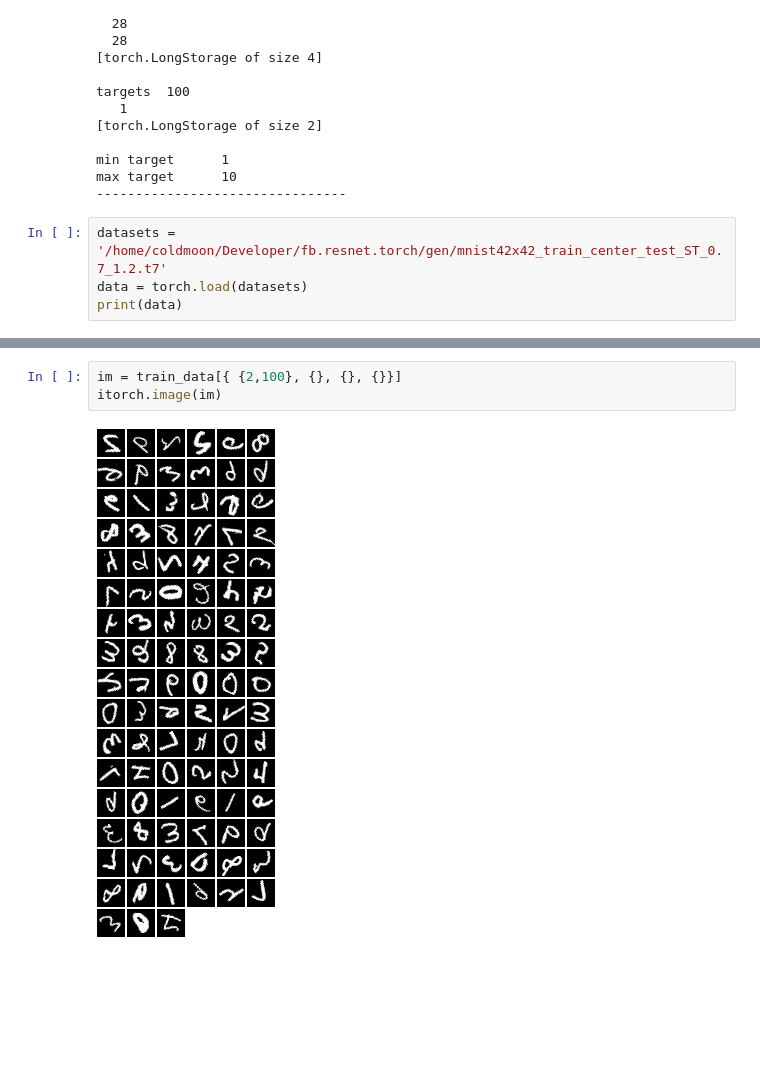
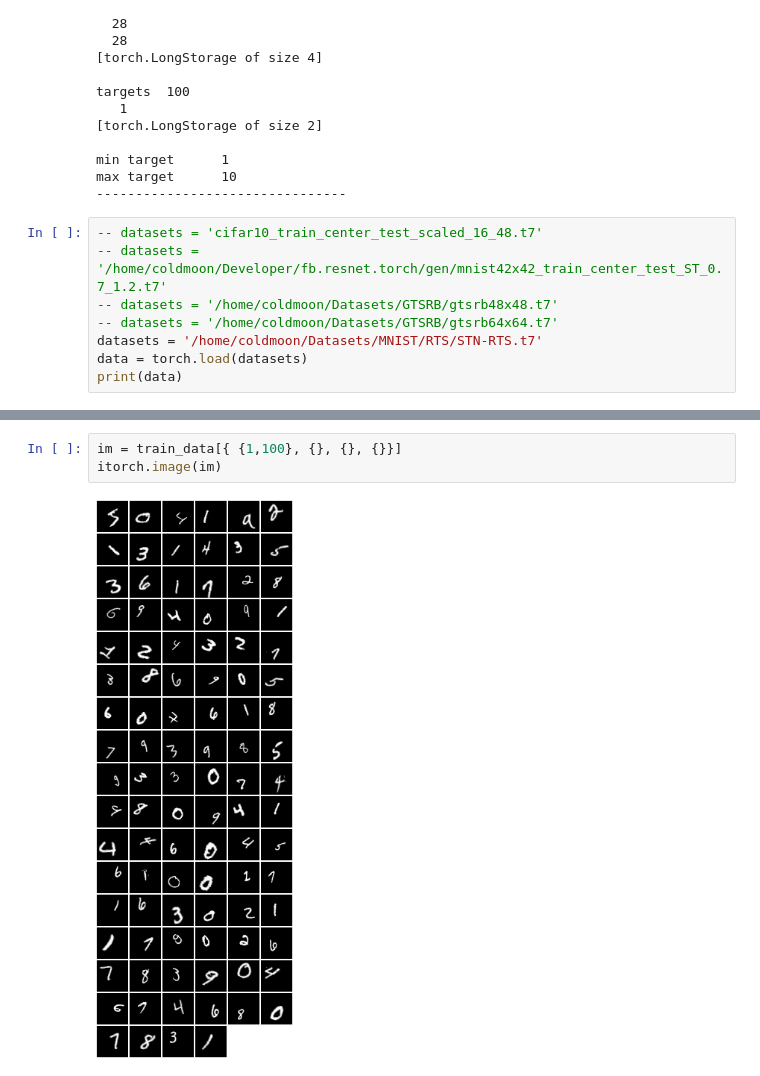
Before and after one commit to Coldmooon/PyCold, a Jupyter notebook: datasets/visualize_torch_datasets.ipynb, the cells around one changed output, grey strips where cells are left out. Saved outputs shown, nothing was run; the diff lists cells and outputs as text; blank space fills up the shorter version.

```diff
--- a/datasets/visualize_torch_datasets.ipynb
+++ b/datasets/visualize_torch_datasets.ipynb
@@ -99,7 +99,11 @@ min target      1
 max target      10
 --------------------------------
 # %%
-datasets = '/home/coldmoon/Developer/fb.resnet.torch/gen/mnist42x42_train_center_test_ST_0.7_1.2.t7'
+-- datasets = 'cifar10_train_center_test_scaled_16_48.t7'
+-- datasets = '/home/coldmoon/Developer/fb.resnet.torch/gen/mnist42x42_train_center_test_ST_0.7_1.2.t7'
+-- datasets = '/home/coldmoon/Datasets/GTSRB/gtsrb48x48.t7'
+-- datasets = '/home/coldmoon/Datasets/GTSRB/gtsrb64x64.t7'
+datasets = '/home/coldmoon/Datasets/MNIST/RTS/STN-RTS.t7'
 data = torch.load(datasets)
 print(data)
 # %% [output]
@@ -134,8 +152,8 @@ print(test)
 # %%
-im = train_data[{ {2,100}, {}, {}, {}}]
+im = train_data[{ {1,100}, {}, {}, {}}]
 itorch.image(im)
 # %% [output]
-[figure, old version]
+[figure, new version]
 # %%
 im = test_data[{ {2,100}, {}, {}, {}}]
 itorch.image(im)
```
Also changed, not shown: parts of 5 cells of this notebook.
